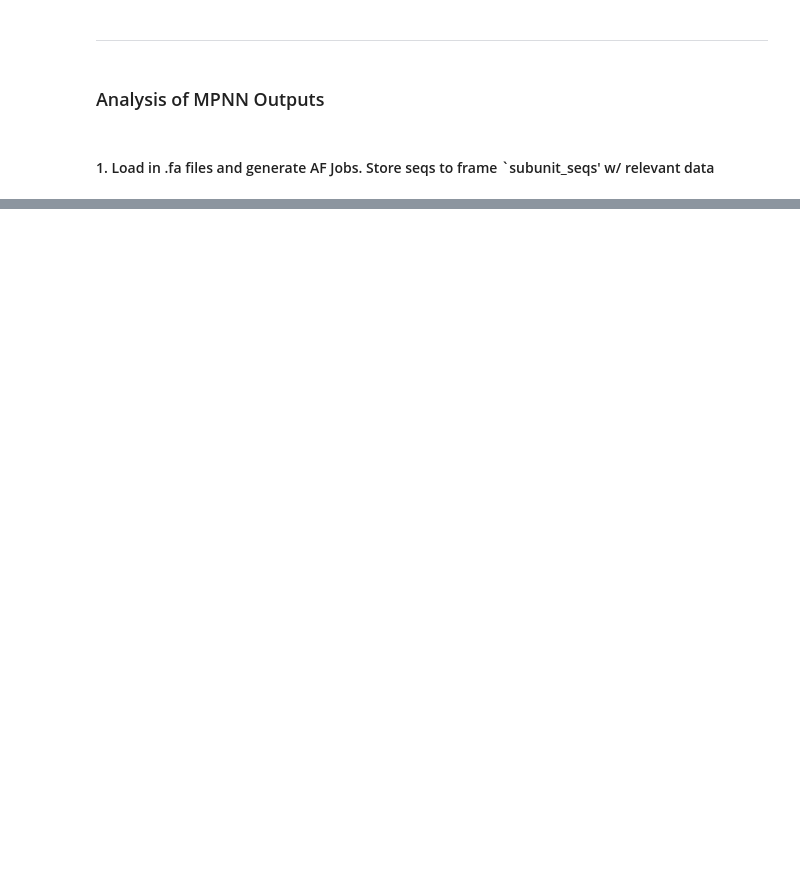
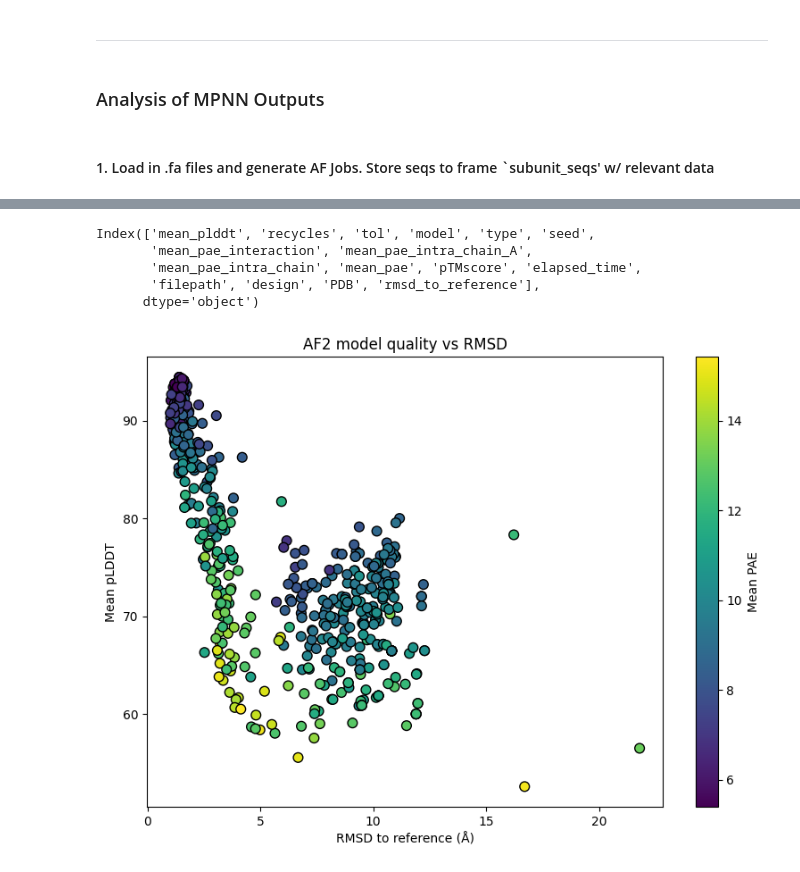
Before and after one commit to igem-waterloo/uwaterloo-igem-2025, a Jupyter notebook: models/protein-modelling/gelMA_design.ipynb, the cells around one changed output, grey strips where cells are left out. Saved outputs shown, nothing was run; the diff lists cells and outputs as text; code cells hidden in the pictures; blank space fills up the shorter version.

```diff
--- a/models/protein-modelling/gelMA_design.ipynb
+++ b/models/protein-modelling/gelMA_design.ipynb
@@ -240,0 +216,26 @@ AF2_df
+# %%
+import matplotlib.pyplot as plt
+
+# Quick check of columns
+print(AF2_df.columns)
+
+# Plot
+plt.figure(figsize=(8,6))
+plt.scatter(AF2_df["rmsd_to_reference"], AF2_df["mean_plddt"],
+            c=AF2_df["mean_pae"], cmap="viridis", s=60, edgecolor="k")
+
+plt.xlabel("RMSD to reference (Å)")
+plt.ylabel("Mean pLDDT")
+cbar = plt.colorbar()
+cbar.set_label("Mean PAE")
+
+plt.title("AF2 model quality vs RMSD")
+plt.tight_layout()
+plt.show()
+# %% [output]
+Index(['mean_plddt', 'recycles', 'tol', 'model', 'type', 'seed',
+       'mean_pae_interaction', 'mean_pae_intra_chain_A',
+       'mean_pae_intra_chain', 'mean_pae', 'pTMscore', 'elapsed_time',
+       'filepath', 'design', 'PDB', 'rmsd_to_reference'],
+      dtype='object')
+[figure, added]
```
Also changed, not shown: parts of 25 cells of this notebook.
